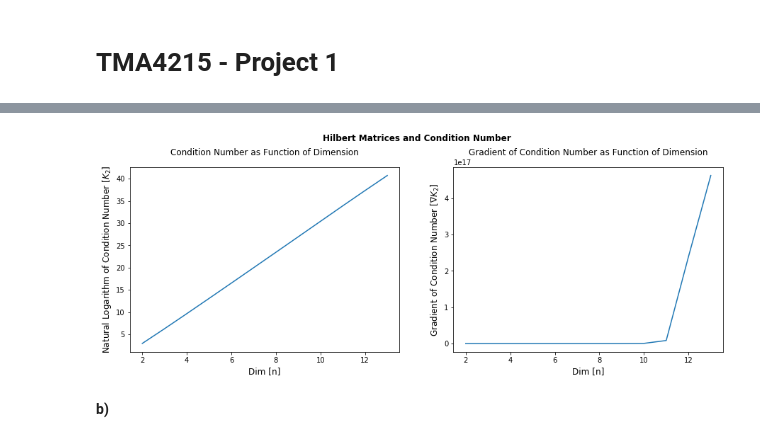
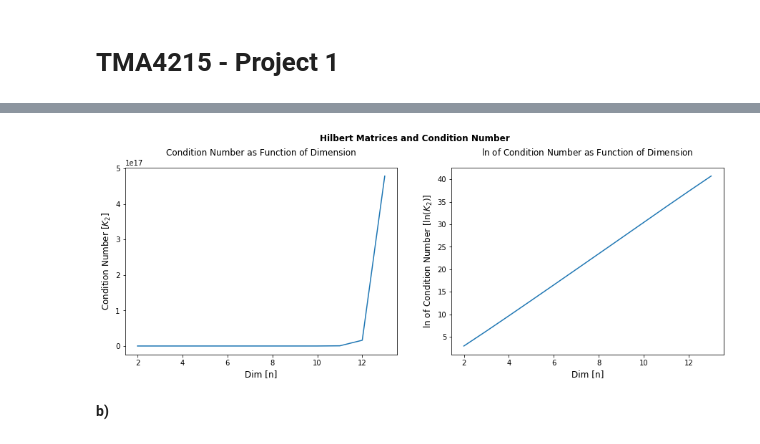
Before and after one commit to alexaoh/nummat, a Jupyter notebook: Project 1_My_Solution.ipynb, the cells around one changed output, grey strips where cells are left out. Cells and saved outputs as stored; diff of their text form; code cells hidden in the pictures.

```diff
--- a/Project 1_My_Solution.ipynb
+++ b/Project 1_My_Solution.ipynb
@@ -260,39 +233,43 @@ One way of generating random arrays (matrices and vectors) is to use numpy.rando
 
 **a)**
 # %%
-##### import scipy.linalg as la
+import scipy.linalg as la
 import matplotlib.pyplot as plt
 import numpy as np
 import matplotlib as mpl
 
 mpl.rcParams['figure.titleweight'] = "bold"
 mpl.rcParams["axes.titlepad"] = 17
 mpl.rcParams["axes.labelsize"] = "large"
 mpl.rcParams["figure.subplot.top"] = 0.85
 
 n = np.arange(2, 14, 1, dtype=int)
 conds = np.copy(n)
 
 for i in range(len(n)):
     H = la.hilbert(n[i])
     conds[i] = np.linalg.cond(H)
 
 fig, ax = plt.subplots(1,2, figsize=(15, 5))
 fig.suptitle("Hilbert Matrices and Condition Number")
-ax[0].plot(n, np.log(conds))
+ax[0].plot(n, conds)#np.log(conds))
 ax[0].set_title("Condition Number as Function of Dimension")
 ax[0].set_xlabel("Dim [n]")
-ax[0].set_ylabel("Natural Logarithm of Condition Number "+r"$[K_2]$")
-ax[1].plot(n, np.gradient(conds)) # Found gradient with numpy.gradient.
-ax[1].set_title("Gradient of Condition Number as Function of Dimension")
+ax[0].set_ylabel("Condition Number "+r"$[K_2]$")
+ax[1].plot(n, np.log(conds))#np.gradient(conds)) # Found gradient with numpy.gradient.
+ax[1].set_title("$\ln$ of Condition Number as Function of Dimension")
+#ax[1].set_title("Gradient of Condition Number as Function of Dimension")
 ax[1].set_xlabel("Dim [n]")
-ax[1].set_ylabel("Gradient of Condition Number "+r"$[\nabla K_2]$")
+ax[1].set_ylabel("$\ln$ of Condition Number "+r"$[\ln{(K_2)}]$")
+#ax[1].set_ylabel("Gradient of Condition Number "+r"$[\nabla K_2]$")
 plt.show()
 
 # Should I plot the gradient in task a? Think about if this is a good idea! It is here already :)
 
 # Kanskje jeg skal ta logaritmen av y-akse-verdiene i stedet?
+
+# Plot uten logaritme til venstre og med logaritme til høyre, i stedet for å plotte gradienten! Tror det er bedre!
 # %% [output]
-[figure, old version]
+[figure, new version]
 # %% [markdown]
 **b)**
```
Also changed, not shown: parts of 3 cells of this notebook.
